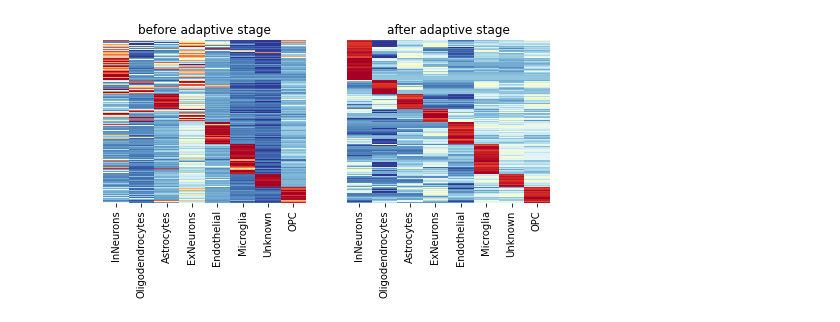
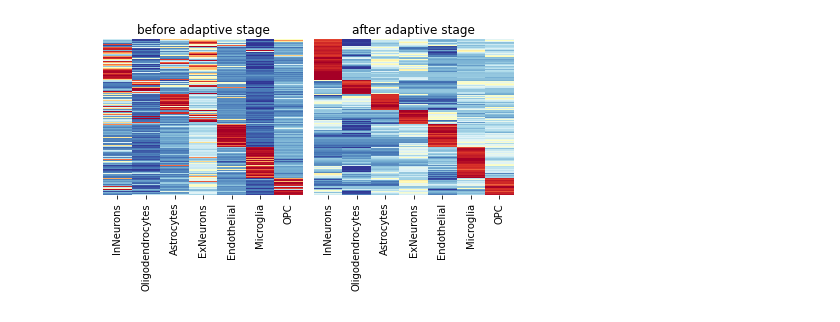
Before and after one commit to poseidonchan/TAPE, a Jupyter notebook: Experiments/Figures/ROSMAP_GEPanalysis.ipynb, the cells around one changed output. Saved outputs shown, nothing was run; the diff lists cells and outputs as text; code cells hidden in the pictures.

```diff
--- a/Experiments/Figures/ROSMAP_GEPanalysis.ipynb
+++ b/Experiments/Figures/ROSMAP_GEPanalysis.ipynb
@@ -29,6 +29,8 @@ data['source'] = ['predicted' for i in range(len(data)//2)] + ['single-cell' for
 # %%
 blue=sns.color_palette('Blues')[4]
 red=sns.color_palette('Reds')[4]
+# %%
+data.drop('Unknown',inplace=True)
 # %%
 fig, ax = plt.subplots(figsize=(6,4))
 sns.barplot(data=data,x=data.index,y='NRGN',hue='source',ax=ax,
@@ -59,10 +61,10 @@ def select_signature_genes(z_score):
     print(len(signature_genes))
     return z_score.iloc[:,signature_genes]
 # %%
+index = ['InNeurons','Oligodendrocytes','Astrocytes','ExNeurons','Endothelial','Microglia','OPC']
+test_z = test_z.loc[index]
+train_z = train_z.loc[index]
 test_selected = select_signature_genes(test_z)
 selected_genes = test_selected.columns
 train_selected = train_z[selected_genes]
-index = ['InNeurons','Oligodendrocytes','Astrocytes','ExNeurons','Endothelial','Microglia','Unknown','OPC']
-test_selected = test_selected.loc[index]
-train_selected = train_selected.loc[index]
 # %% [output]
@@ -121,14 +127,15 @@ test_selected = extract_clustered_table(res, test_selected)
 # clist=['blue','orange','red']
 # newcmp = LinearSegmentedColormap.from_list('chaos',clist)
 # %%
-fig, axes = plt.subplots(1,2,figsize=(8,3))
+fig, axes = plt.subplots(1,2,figsize=(6,4))
 sns.heatmap(train_selected.T,xticklabels=True,yticklabels=False,ax=axes[0],cbar=False,cmap='RdYlBu_r',robust=True)
 axes[0].set_title('before adaptive stage')
 sns.heatmap(test_selected.T,xticklabels=True,yticklabels=False,ax=axes[1],cbar=False,cmap='RdYlBu_r',robust=True)
 axes[1].set_title('after adaptive stage')
 # axes[1].set_xticklabels(labels=test_selected.index,rotation=50)
 # axes[0].set_xticklabels(labels=train_selected.index,rotation=50)
+plt.tight_layout()
 fig.savefig('GEPchange.eps', format='eps', dpi=300)
 plt.show()
 # %% [output]
-[figure, old version]
+[figure, new version]
```
Also changed, not shown: parts of 6 cells of this notebook, 58 other files.
